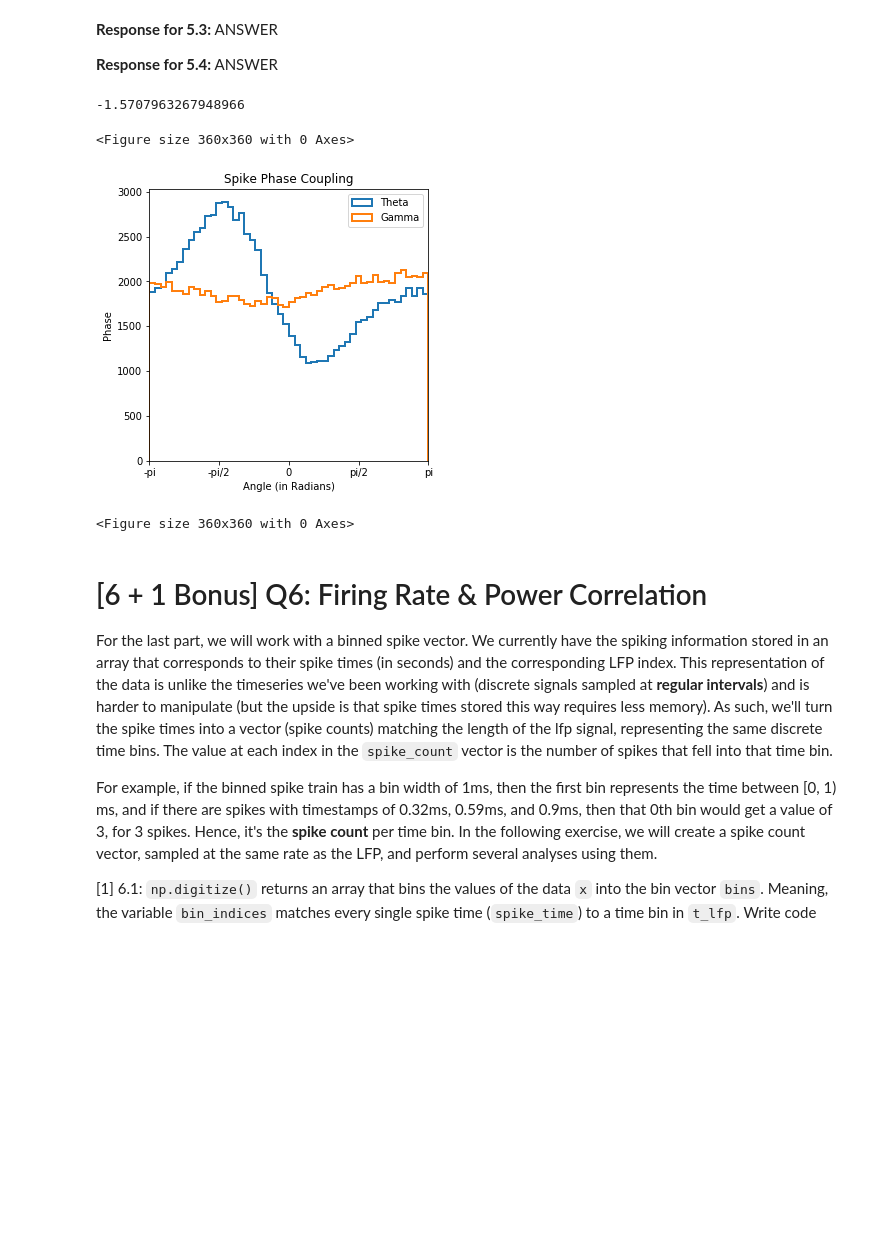
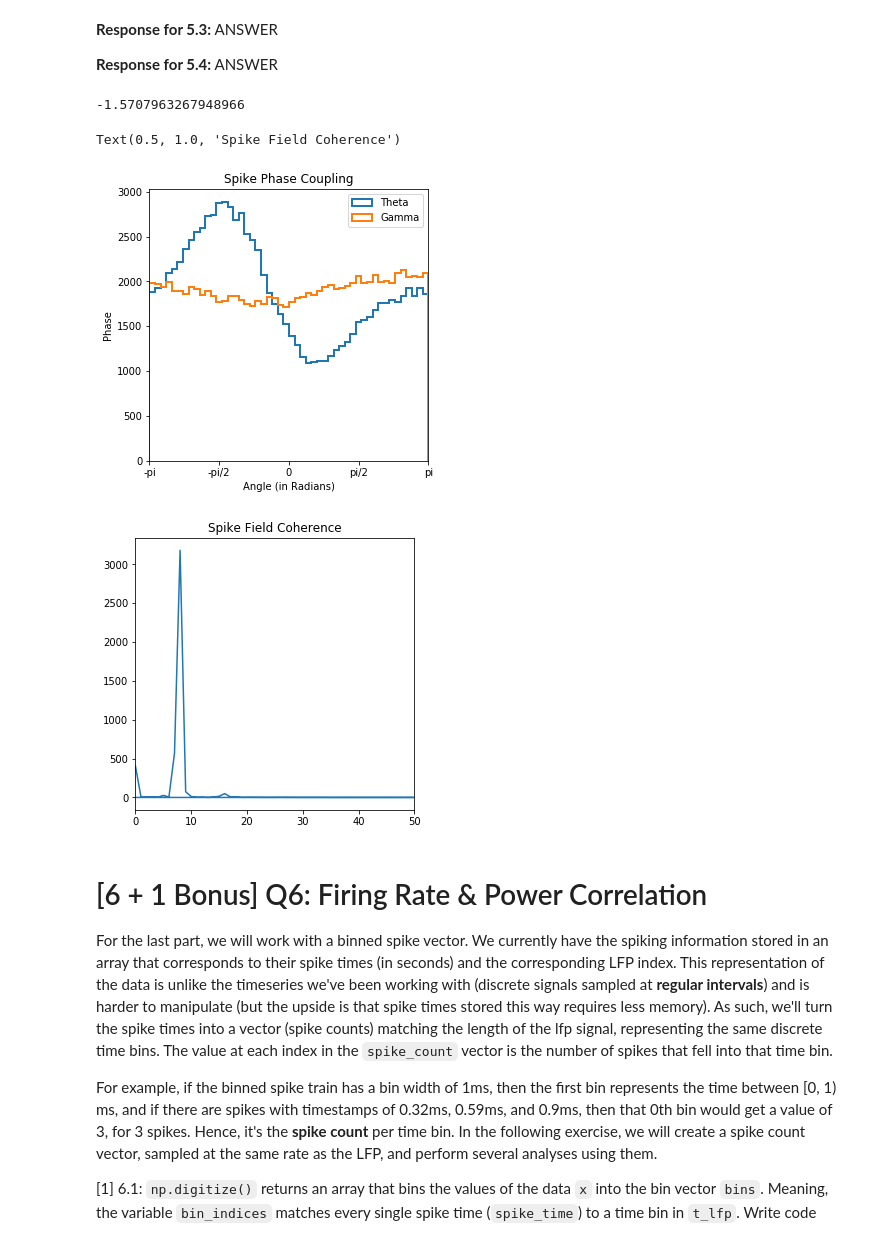
Before and after one commit to rmontehe/COGS118C, a Jupyter notebook: Assignments/Assignment 4/A4-HilbertLFPSpike.ipynb, the cells around one changed output. Saved outputs shown, nothing was run; the diff lists cells and outputs as text; code cells hidden in the pictures; blank space fills up the shorter version.

```diff
--- a/Assignments/Assignment 4/A4-HilbertLFPSpike.ipynb
+++ b/Assignments/Assignment 4/A4-HilbertLFPSpike.ipynb
@@ -426,35 +426,38 @@ A more frequency-specific way of measuring the interaction between spike timing
 # %%
 # compute theta power and phase
 full_theta_osc = np.convolve(lfp, FIR_theta, mode = 'same')
 full_x_a_theta = my_hilbert(full_theta_osc)
 theta_power, theta_phase = compute_power_phase(full_x_a_theta)
 
 # compute gamma power and phase
 full_gamma_osc = np.convolve(lfp, FIR_gamma, mode = 'same')
 full_x_a_gamma = my_hilbert(full_gamma_osc)
 gamma_power, gamma_phase = compute_power_phase(full_x_a_gamma)
 
 spike_theta_phases = theta_phase[spike_lfp_inds]
 spike_gamma_phases = gamma_phase[spike_lfp_inds]
 
 plt.figure(figsize=(5,5))
 
 # use 50 phase bins to catalogue the spike-phases
 theta_counts, phase_bins, _ = plt.hist(spike_theta_phases,50, histtype='step', lw=2, label='Theta')
 gamma_counts, _ , _ = plt.hist(spike_gamma_phases,50, histtype='step', lw=2, label='Gamma')
 plt.xlim([-np.pi, np.pi])
 plt.xticks(np.arange(-np.pi,np.pi+0.1, np.pi/2), ['-pi','-pi/2','0','pi/2','pi'])
 plt.xlabel("Angle (in Radians)"); plt.ylabel("Phase")
 plt.title("Spike Phase Coupling"); plt.legend()
 print(-np.pi/2)
 
 # compute and plot SFC from STA
 plt.figure(figsize=(5,5))
+SFC = np.abs(np.fft.fft(STA)) ** 2
+SFC_freqs = np.fft.fftfreq(len(SFC), 1/ lfp_fs)
+plt.plot(SFC_freqs, SFC); plt.xlim([0,50]); plt.title("Spike Field Coherence")
 # %% [output]
 -1.5707963267948966
-<Figure size 360x360 with 0 Axes>
+Text(0.5, 1.0, 'Spike Field Coherence')
 [figure]
-<Figure size 360x360 with 0 Axes>
+[figure, added]
 # %% [markdown]
 # [6 + 1 Bonus] Q6: Firing Rate & Power Correlation
 For the last part, we will work with a binned spike vector. We currently have the spiking information stored in an array that corresponds to their spike times (in seconds) and the corresponding LFP index. This representation of the data is unlike the timeseries we've been working with (discrete signals sampled at **regular intervals**) and is harder to manipulate (but the upside is that spike times stored this way requires less memory). As such, we'll turn the spike times into a vector (spike counts) matching the length of the lfp signal, representing the same discrete time bins. The value at each index in the `spike_count` vector is the number of spikes that fell into that time bin.
```
Also changed, not shown: parts of 2 cells of this notebook, 1 other file.
